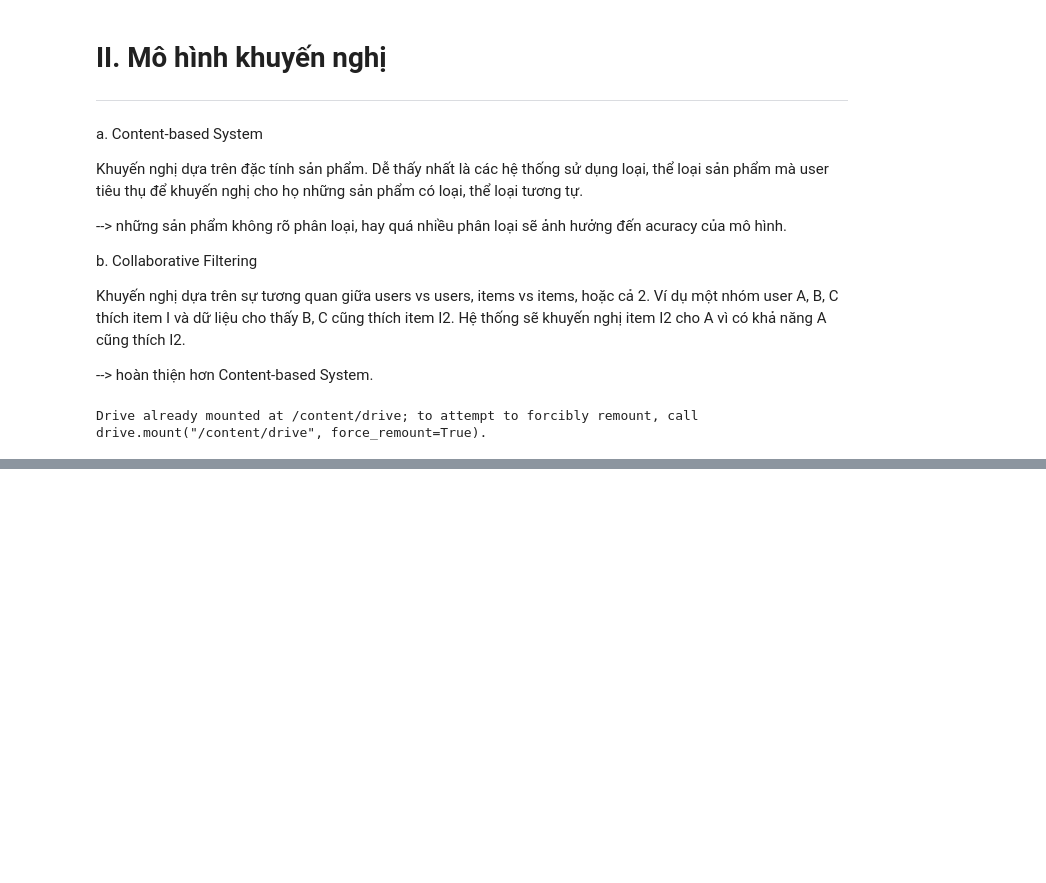
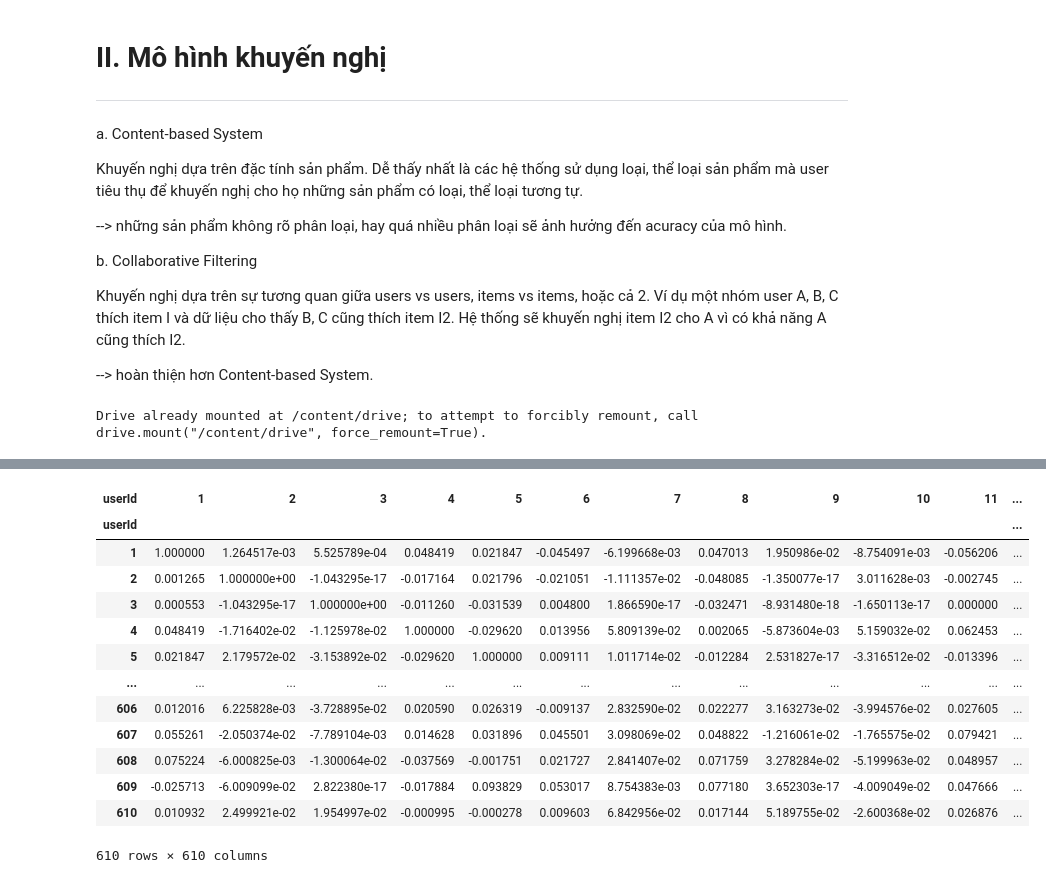
Before and after one commit to lqcgithub/BigData, a Jupyter notebook: Recommender_Systems.ipynb, the cells around one changed output, grey strips where cells are left out. Saved outputs shown, nothing was run; the diff lists cells and outputs as text; code cells hidden in the pictures; blank space fills up the shorter version.

```diff
--- a/Recommender_Systems.ipynb
+++ b/Recommender_Systems.ipynb
@@ -165,0 +78,5 @@ rs.print_recommendation()
+# %%
+ratings_df = ratings.copy()
+movies_df = movies.copy()
+# %%
+df = pd.merge(ratings_df,movies_df,on='movieId')
@@ -165,0 +104,3 @@ rs.print_recommendation()
+# %%
+util_mat=df.pivot_table(index='userId',columns='title',values='rating')
+util_mat.head()
@@ -165,0 +132,4 @@ rs.print_recommendation()
+# %%
+user_util_matrix = util_mat.copy()
+user_util_matrix = user_util_matrix.apply(lambda row: row.fillna(row.mean()), axis=1)
+user_util_matrix.head(5)
@@ -165,0 +145,17 @@ rs.print_recommendation()
+# %%
+user_util_matrix.T.corr(method ='pearson')
+# %% [output]
+| userId | 1 | 2 | 3 | 4 | 5 | 6 | 7 | 8 | 9 | 10 | 11 | ... |
+| userId |  |  |  |  |  |  |  |  |  |  |  | ... |
+| 1 | 1.000000 | 1.264517e-03 | 5.525789e-04 | 0.048419 | 0.021847 | -0.045497 | -6.199668e-03 | 0.047013 | 1.950986e-02 | -8.754091e-03 | -0.056206 | ... |
+| 2 | 0.001265 | 1.000000e+00 | -1.043295e-17 | -0.017164 | 0.021796 | -0.021051 | -1.111357e-02 | -0.048085 | -1.350077e-17 | 3.011628e-03 | -0.002745 | ... |
+| 3 | 0.000553 | -1.043295e-17 | 1.000000e+00 | -0.011260 | -0.031539 | 0.004800 | 1.866590e-17 | -0.032471 | -8.931480e-18 | -1.650113e-17 | 0.000000 | ... |
+| 4 | 0.048419 | -1.716402e-02 | -1.125978e-02 | 1.000000 | -0.029620 | 0.013956 | 5.809139e-02 | 0.002065 | -5.873604e-03 | 5.159032e-02 | 0.062453 | ... |
+| 5 | 0.021847 | 2.179572e-02 | -3.153892e-02 | -0.029620 | 1.000000 | 0.009111 | 1.011714e-02 | -0.012284 | 2.531827e-17 | -3.316512e-02 | -0.013396 | ... |
+| ... | ... | ... | ... | ... | ... | ... | ... | ... | ... | ... | ... | ... |
+| 606 | 0.012016 | 6.225828e-03 | -3.728895e-02 | 0.020590 | 0.026319 | -0.009137 | 2.832590e-02 | 0.022277 | 3.163273e-02 | -3.994576e-02 | 0.027605 | ... |
+| 607 | 0.055261 | -2.050374e-02 | -7.789104e-03 | 0.014628 | 0.031896 | 0.045501 | 3.098069e-02 | 0.048822 | -1.216061e-02 | -1.765575e-02 | 0.079421 | ... |
+| 608 | 0.075224 | -6.000825e-03 | -1.300064e-02 | -0.037569 | -0.001751 | 0.021727 | 2.841407e-02 | 0.071759 | 3.278284e-02 | -5.199963e-02 | 0.048957 | ... |
+| 609 | -0.025713 | -6.009099e-02 | 2.822380e-17 | -0.017884 | 0.093829 | 0.053017 | 8.754383e-03 | 0.077180 | 3.652303e-17 | -4.009049e-02 | 0.047666 | ... |
+| 610 | 0.010932 | 2.499921e-02 | 1.954997e-02 | -0.000995 | -0.000278 | 0.009603 | 6.842956e-02 | 0.017144 | 5.189755e-02 | -2.600368e-02 | 0.026876 | ... |
+610 rows × 610 columns
```
Also changed, not shown: parts of 32 cells of this notebook.
